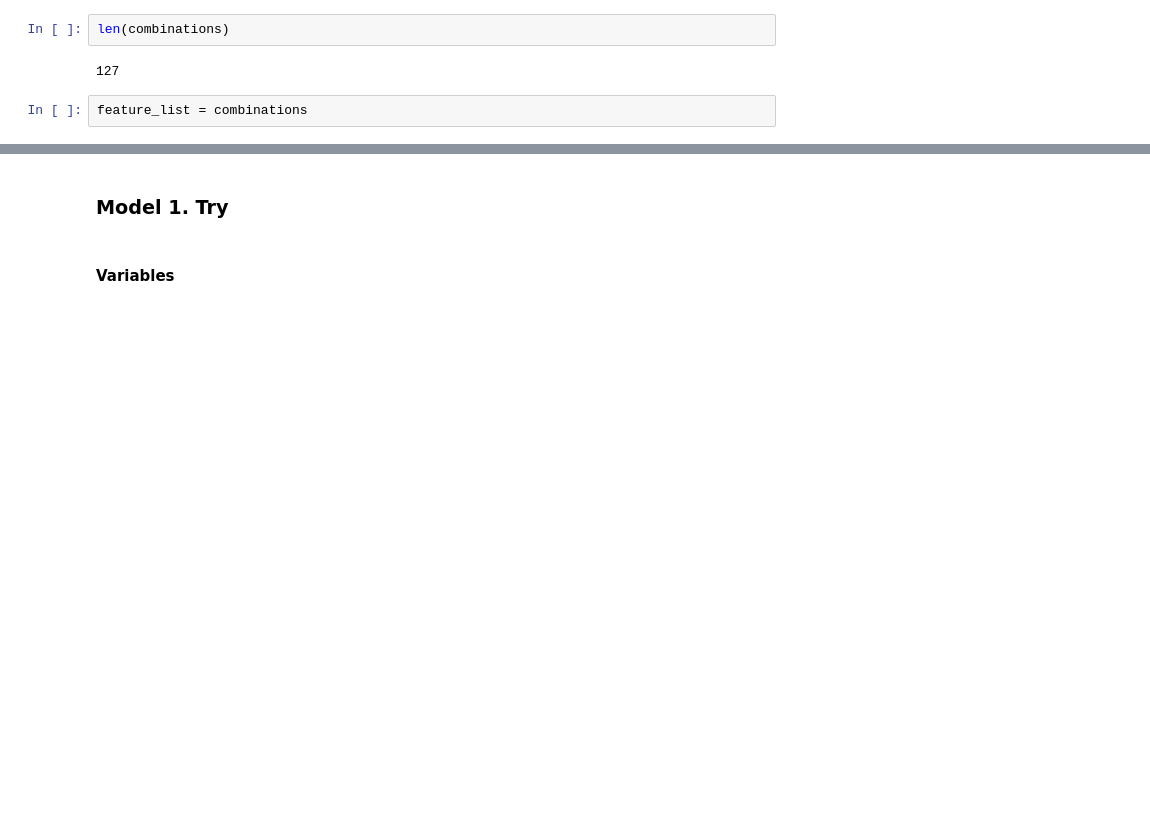
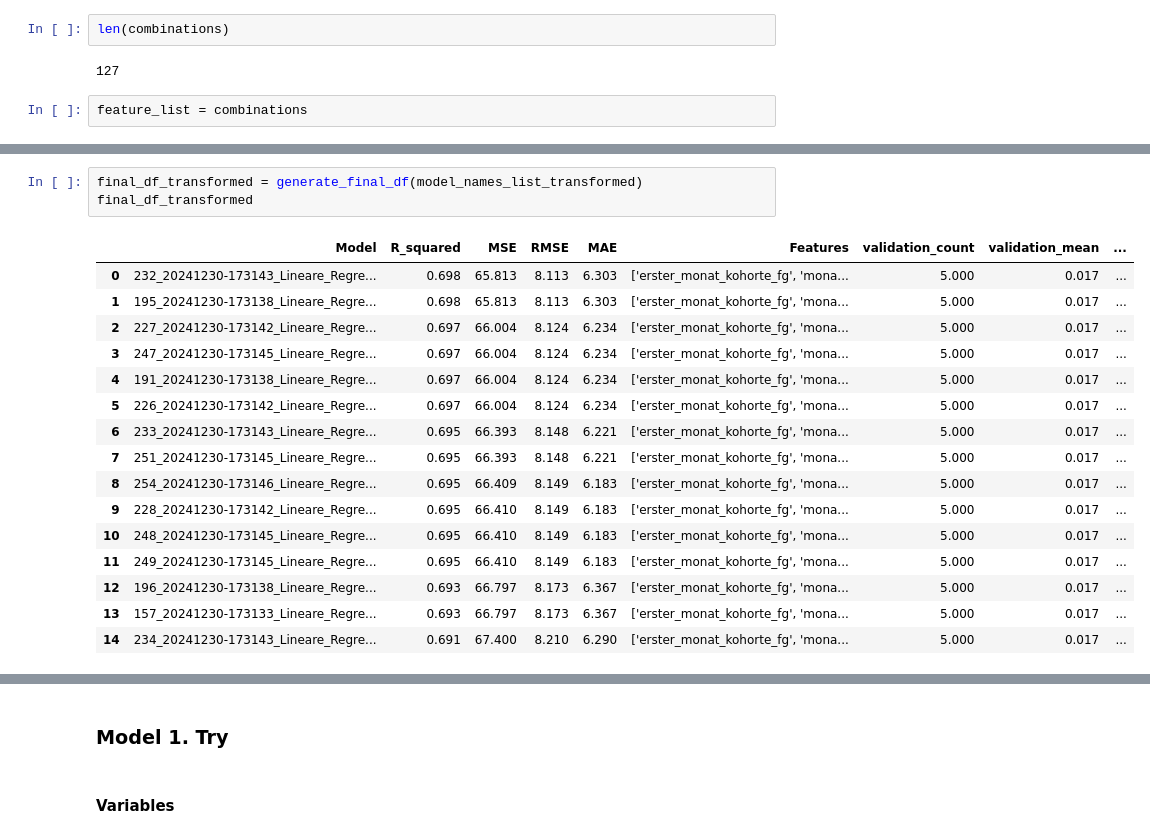
Before and after one commit to mm391-030401/project, a Jupyter notebook: notebooks/modeling.ipynb, the cells around one changed output, grey strips where cells are left out. Cells and saved outputs as stored; diff of their text form; blank space fills up the shorter version.

```diff
--- a/notebooks/modeling.ipynb
+++ b/notebooks/modeling.ipynb
@@ -269,0 +195,20 @@ NameError: name 'model_names_list' is not defined
+# %%
+final_df_transformed = generate_final_df(model_names_list_transformed)
+final_df_transformed
+# %% [output]
+|  | Model | R_squared | MSE | RMSE | MAE | Features | validation_count | validation_mean | ... |
+| 0 | 232_20241230-173143_Lineare_Regre... | 0.698 | 65.813 | 8.113 | 6.303 | ['erster_monat_kohorte_fg', 'mona... | 5.000 | 0.017 | ... |
+| 1 | 195_20241230-173138_Lineare_Regre... | 0.698 | 65.813 | 8.113 | 6.303 | ['erster_monat_kohorte_fg', 'mona... | 5.000 | 0.017 | ... |
+| 2 | 227_20241230-173142_Lineare_Regre... | 0.697 | 66.004 | 8.124 | 6.234 | ['erster_monat_kohorte_fg', 'mona... | 5.000 | 0.017 | ... |
+| 3 | 247_20241230-173145_Lineare_Regre... | 0.697 | 66.004 | 8.124 | 6.234 | ['erster_monat_kohorte_fg', 'mona... | 5.000 | 0.017 | ... |
+| 4 | 191_20241230-173138_Lineare_Regre... | 0.697 | 66.004 | 8.124 | 6.234 | ['erster_monat_kohorte_fg', 'mona... | 5.000 | 0.017 | ... |
+| 5 | 226_20241230-173142_Lineare_Regre... | 0.697 | 66.004 | 8.124 | 6.234 | ['erster_monat_kohorte_fg', 'mona... | 5.000 | 0.017 | ... |
+| 6 | 233_20241230-173143_Lineare_Regre... | 0.695 | 66.393 | 8.148 | 6.221 | ['erster_monat_kohorte_fg', 'mona... | 5.000 | 0.017 | ... |
+| 7 | 251_20241230-173145_Lineare_Regre... | 0.695 | 66.393 | 8.148 | 6.221 | ['erster_monat_kohorte_fg', 'mona... | 5.000 | 0.017 | ... |
+| 8 | 254_20241230-173146_Lineare_Regre... | 0.695 | 66.409 | 8.149 | 6.183 | ['erster_monat_kohorte_fg', 'mona... | 5.000 | 0.017 | ... |
+| 9 | 228_20241230-173142_Lineare_Regre... | 0.695 | 66.410 | 8.149 | 6.183 | ['erster_monat_kohorte_fg', 'mona... | 5.000 | 0.017 | ... |
+| 10 | 248_20241230-173145_Lineare_Regre... | 0.695 | 66.410 | 8.149 | 6.183 | ['erster_monat_kohorte_fg', 'mona... | 5.000 | 0.017 | ... |
+| 11 | 249_20241230-173145_Lineare_Regre... | 0.695 | 66.410 | 8.149 | 6.183 | ['erster_monat_kohorte_fg', 'mona... | 5.000 | 0.017 | ... |
+| 12 | 196_20241230-173138_Lineare_Regre... | 0.693 | 66.797 | 8.173 | 6.367 | ['erster_monat_kohorte_fg', 'mona... | 5.000 | 0.017 | ... |
+| 13 | 157_20241230-173133_Lineare_Regre... | 0.693 | 66.797 | 8.173 | 6.367 | ['erster_monat_kohorte_fg', 'mona... | 5.000 | 0.017 | ... |
+| 14 | 234_20241230-173143_Lineare_Regre... | 0.691 | 67.400 | 8.210 | 6.290 | ['erster_monat_kohorte_fg', 'mona... | 5.000 | 0.017 | ... |
```
Also changed, not shown: parts of 14 cells of this notebook.
